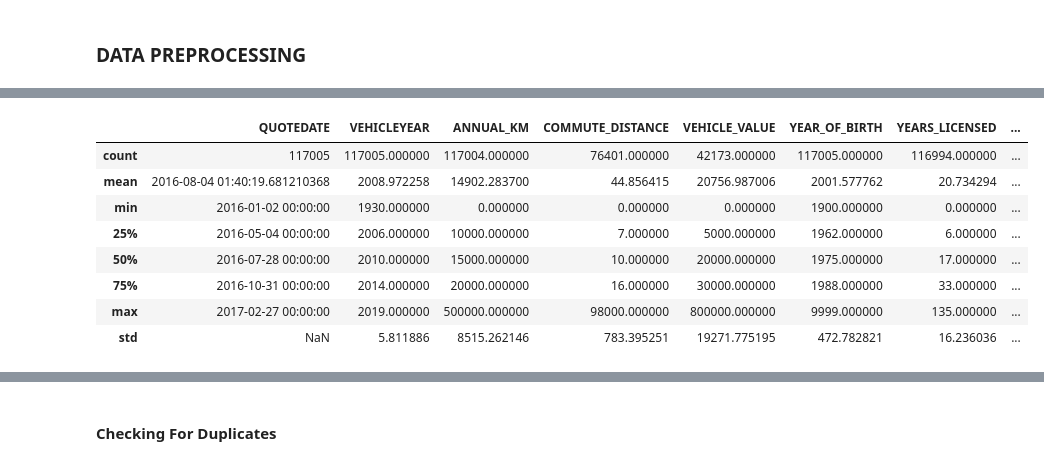
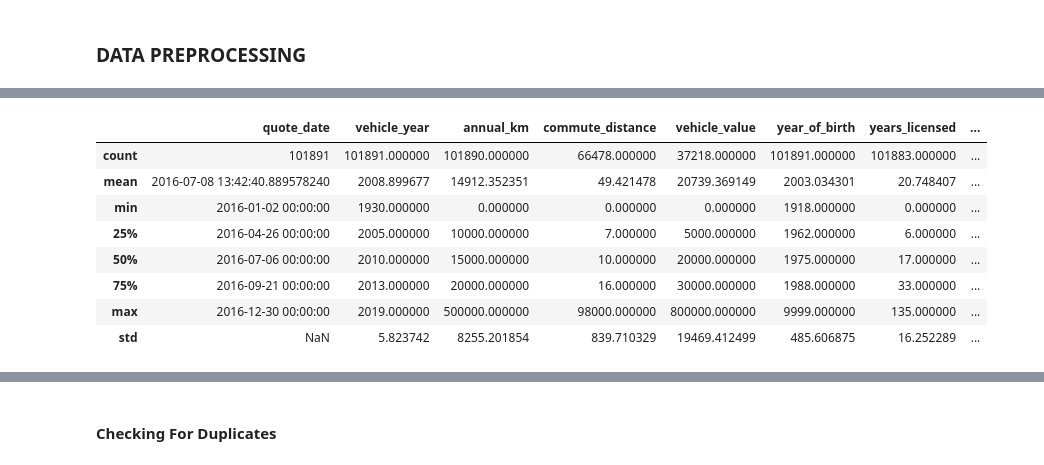
Before and after one commit to stephanieajah/6100-Project-Two, a Jupyter notebook: Insurance_Purchase_Prediction_Model.ipynb, the cells around one changed output, grey strips where cells are left out. Saved outputs shown, nothing was run; the diff lists cells and outputs as text; code cells hidden in the pictures.

```diff
--- a/Insurance_Purchase_Prediction_Model.ipynb
+++ b/Insurance_Purchase_Prediction_Model.ipynb
@@ -16,4 +21,41 @@ from sklearn.decomposition import PCA, IncrementalPCA, SparsePCA
 ### **DATA PREPROCESSING**
 # %%
 # Load the datasets
-full_df= pd.read_excel("full_data.xlsx")
+train_df= pd.read_excel("/content/Project2_Training.xlsx")
+test_df = pd.read_excel("/content/Project2_Test.xlsx")
+# %%
+train_df.columns = train_df.columns.str.lower()
+test_df.columns = test_df.columns.str.lower()
+# %%
+train_df.rename(columns={'quotedate' : 'quote_date',
+                         'vehicleyear' : 'vehicle_year',
+                         'vehiclemake' : 'vehicle_make',
+                         'vehiclemodel' : 'vehicle_model',
+                         'vehicleuse' : 'vehicle_use'},
+                inplace= True)
+
+test_df.rename(columns={'maritalstatus' : 'marital_status',
+                        'vehiclemake' : 'vehicle_make',
+                        'convictioncountminor3yrs' : 'conviction_count_minor_3yrs',
+                        'quotedate' : 'quote_date',
+                         'vehicleyear' : 'vehicle_year',
+                         'vehiclemodel' : 'vehicle_model',
+                         'vehicleuse' : 'vehicle_use',
+                        'annualkm' : 'annual_km',
+                        'commutedistance': 'commute_distance',
+                        'vehiclevalue' : 'vehicle_value',
+                        'yearofbirth' : 'year_of_birth',
+                        'yearsasprincipaldriver' : 'years_as_principal_driver',
+                        'maritalstatus' : 'marital_status',
+                        'markingsystem' : 'marking_system',
+                        'trackingsystem' : 'tracking_system',
+                        'vehicleownership' : 'vehicle_ownership',
+                        'postalcode' : 'postal_code',
+                        'areacode' : 'area_code',
+                        'yearslicensed' : 'years_licensed',
+                        'multiproduct' : 'multi_product',
+                        'convictioncountmajor3yrs' :'conviction_count_major_3yrs',
+                       'convictioncountcriminal3yrs' : 'conviction_count_criminal_3yrs',
+                        'assignedlossespd5yrs' : 'assigned_losses_pd_5yrs',
+                        'suspensioncount' : 'suspension_count'},
+               inplace= True)
@@ -62,12 +155,12 @@ memory usage: 23.2+ MB
 # %%
-full_df.describe()
+train_df.describe()
 # %% [output]
-|  | QUOTEDATE | VEHICLEYEAR | ANNUAL_KM | COMMUTE_DISTANCE | VEHICLE_VALUE | YEAR_OF_BIRTH | YEARS_LICENSED | ... |
-| count | 117005 | 117005.000000 | 117004.000000 | 76401.000000 | 42173.000000 | 117005.000000 | 116994.000000 | ... |
-| mean | 2016-08-04 01:40:19.681210368 | 2008.972258 | 14902.283700 | 44.856415 | 20756.987006 | 2001.577762 | 20.734294 | ... |
-| min | 2016-01-02 00:00:00 | 1930.000000 | 0.000000 | 0.000000 | 0.000000 | 1900.000000 | 0.000000 | ... |
-| 25% | 2016-05-04 00:00:00 | 2006.000000 | 10000.000000 | 7.000000 | 5000.000000 | 1962.000000 | 6.000000 | ... |
-| 50% | 2016-07-28 00:00:00 | 2010.000000 | 15000.000000 | 10.000000 | 20000.000000 | 1975.000000 | 17.000000 | ... |
-| 75% | 2016-10-31 00:00:00 | 2014.000000 | 20000.000000 | 16.000000 | 30000.000000 | 1988.000000 | 33.000000 | ... |
-| max | 2017-02-27 00:00:00 | 2019.000000 | 500000.000000 | 98000.000000 | 800000.000000 | 9999.000000 | 135.000000 | ... |
-| std | NaN | 5.811886 | 8515.262146 | 783.395251 | 19271.775195 | 472.782821 | 16.236036 | ... |
+|  | quote_date | vehicle_year | annual_km | commute_distance | vehicle_value | year_of_birth | years_licensed | ... |
+| count | 101891 | 101891.000000 | 101890.000000 | 66478.000000 | 37218.000000 | 101891.000000 | 101883.000000 | ... |
+| mean | 2016-07-08 13:42:40.889578240 | 2008.899677 | 14912.352351 | 49.421478 | 20739.369149 | 2003.034301 | 20.748407 | ... |
+| min | 2016-01-02 00:00:00 | 1930.000000 | 0.000000 | 0.000000 | 0.000000 | 1918.000000 | 0.000000 | ... |
+| 25% | 2016-04-26 00:00:00 | 2005.000000 | 10000.000000 | 7.000000 | 5000.000000 | 1962.000000 | 6.000000 | ... |
+| 50% | 2016-07-06 00:00:00 | 2010.000000 | 15000.000000 | 10.000000 | 20000.000000 | 1975.000000 | 17.000000 | ... |
+| 75% | 2016-09-21 00:00:00 | 2013.000000 | 20000.000000 | 16.000000 | 30000.000000 | 1988.000000 | 33.000000 | ... |
+| max | 2016-12-30 00:00:00 | 2019.000000 | 500000.000000 | 98000.000000 | 800000.000000 | 9999.000000 | 135.000000 | ... |
+| std | NaN | 5.823742 | 8255.201854 | 839.710329 | 19469.412499 | 485.606875 | 16.252289 | ... |
```
Also changed, not shown: parts of 45 cells of this notebook.
